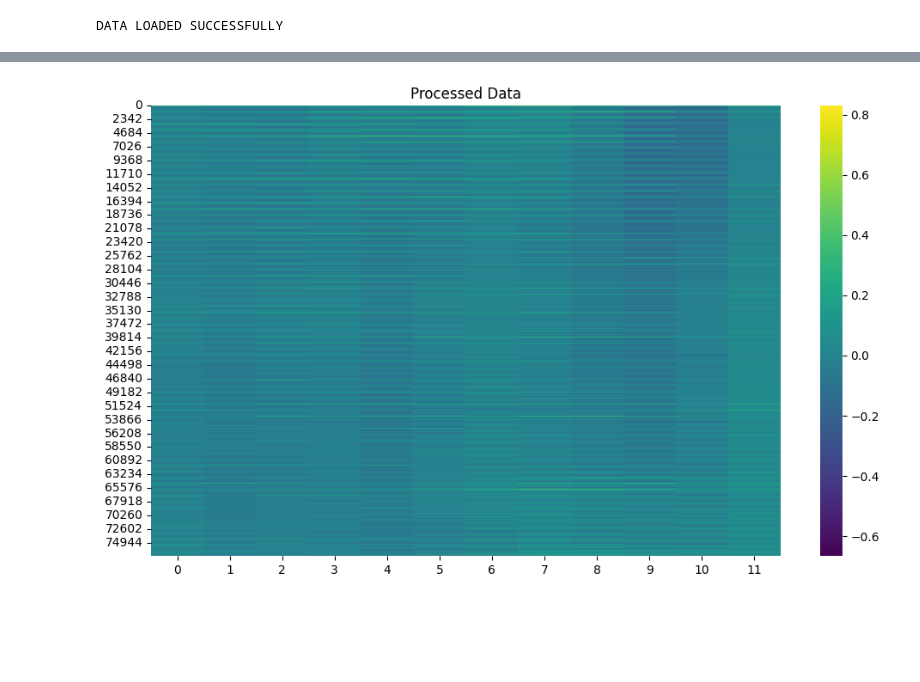
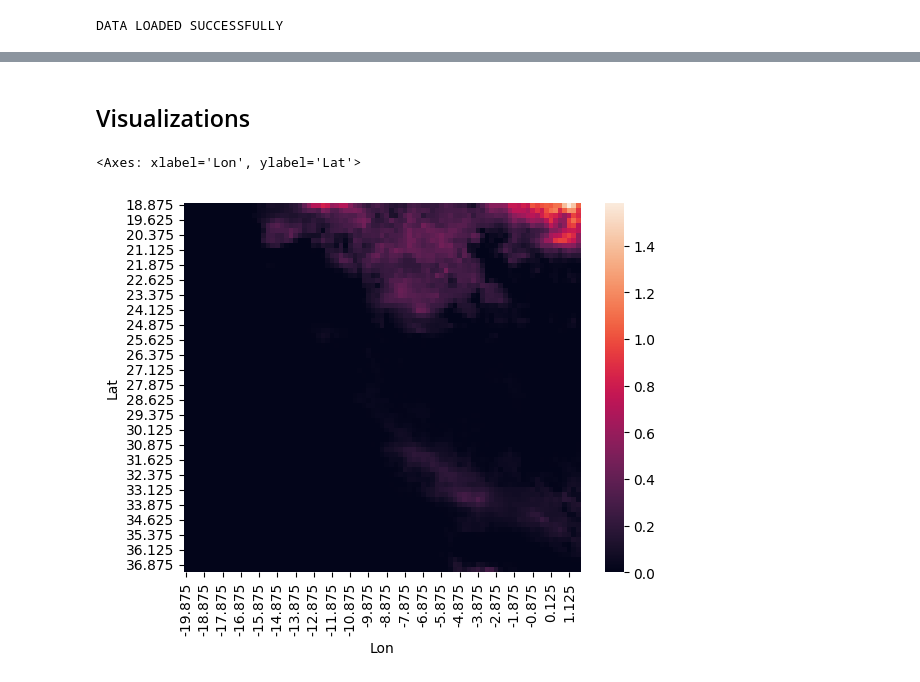
Before and after one commit to wildeerer/morocco_precip, a Jupyter notebook: notebooks/main.ipynb, the cells around one changed output, grey strips where cells are left out. Drawn from its saved outputs; the diff is of its cells as text; code cells hidden in the pictures; blank space fills up the shorter version.

Commit message:
producing images

```diff
--- a/notebooks/main.ipynb
+++ b/notebooks/main.ipynb
@@ -60,7 +66,7 @@ class precip_postprocessing:
             .groupby(['Time', 'Lead', 'Lat', 'Lon'])['TP'] #Finding average TP value for all ensembles
             .mean()
             .reset_index()
-            .where(self.predicted['Lead']==3)
+            .where(self.predicted['Lead']==lead_no)
             .dropna()
             .drop(columns=['Lead'])
             .rename(columns={"TP": "Predicted_TP"})
@@ -246,0 +176,11 @@ def process_large_tensor(network, tensor):
+# %%
+arr = []
+tmp = post_processor.merged[['Lat', 'Lon', 'TP','Time']]
+
+for i in tmp['Time'].unique():
+    df_tmp = tmp[tmp['Time'] == i]
+    df_tmp = df_tmp.pivot(index='Lat', columns='Lon', values='TP')
+    arr.append(df_tmp.to_numpy())
+
+arr = np.array(arr)
+arr = torch.from_numpy(arr)
@@ -410,4 +204,13 @@ pd.DataFrame(example)
-# %%
-visualize_processed_data(example)
-# %% [output]
-[figure, removed]
+# %% [markdown]
+## Visualizations
+# %%
+time_arr = np.array(tmp['Time'].unique())
+time_slice = 2
+# %%
+df_tmp = tmp[tmp['Time'] == time_arr[time_slice]]
+df_tmp = df_tmp.pivot(index='Lat', columns='Lon', values='TP')
+
+sns.heatmap(df_tmp)
+# %% [output]
+<Axes: xlabel='Lon', ylabel='Lat'>
+[figure, added]
```
Also changed, not shown: parts of 19 cells of this notebook, 1 other file.
